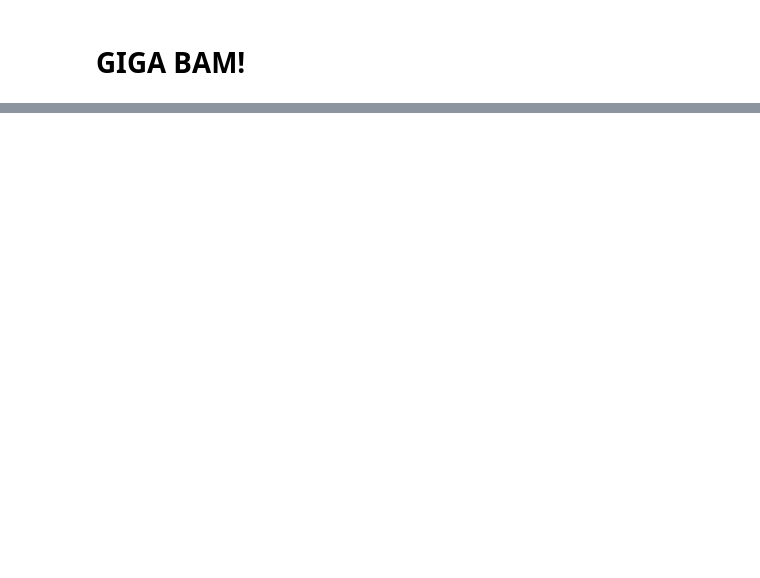
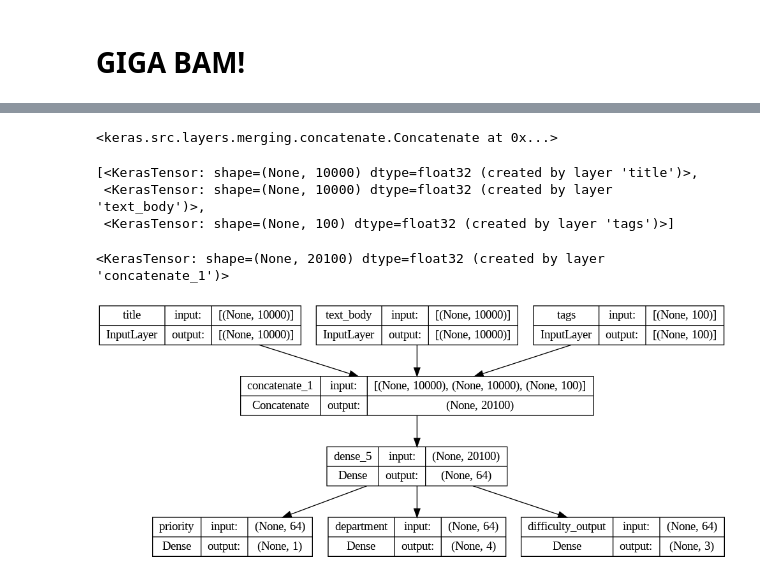
Before and after one commit to Venchislav/Neural-Networks, a Jupyter notebook: Keras_Functional_API.ipynb, the cells around one changed output, grey strips where cells are left out. Drawn from its saved outputs; the diff is of its cells as text; code cells hidden in the pictures; blank space fills up the shorter version.

```diff
--- a/Keras_Functional_API.ipynb
+++ b/Keras_Functional_API.ipynb
@@ -175,0 +188,26 @@ keras.utils.plot_model(model, show_shapes=True)
+# %%
+model.layers[3]
+# %% [output]
+<keras.src.layers.merging.concatenate.Concatenate at 0x...>
+# %%
+model.layers[3].input
+# %% [output]
+[<KerasTensor: shape=(None, 10000) dtype=float32 (created by layer 'title')>,
+ <KerasTensor: shape=(None, 10000) dtype=float32 (created by layer 'text_body')>,
+ <KerasTensor: shape=(None, 100) dtype=float32 (created by layer 'tags')>]
+# %%
+model.layers[3].output
+# %% [output]
+<KerasTensor: shape=(None, 20100) dtype=float32 (created by layer 'concatenate_1')>
+# %%
+features = model.layers[4].output
+difficulty = layers.Dense(3, activation='softmax', name='difficulty_output')(features)
+# %%
+model = keras.Model(
+    inputs=[title, text_body, tags],
+    outputs=[priority, department, difficulty]
+)
+# %%
+keras.utils.plot_model(model, show_shapes=True)
+# %% [output]
+[figure, added]
```
Also changed, not shown: parts of 11 cells of this notebook.
